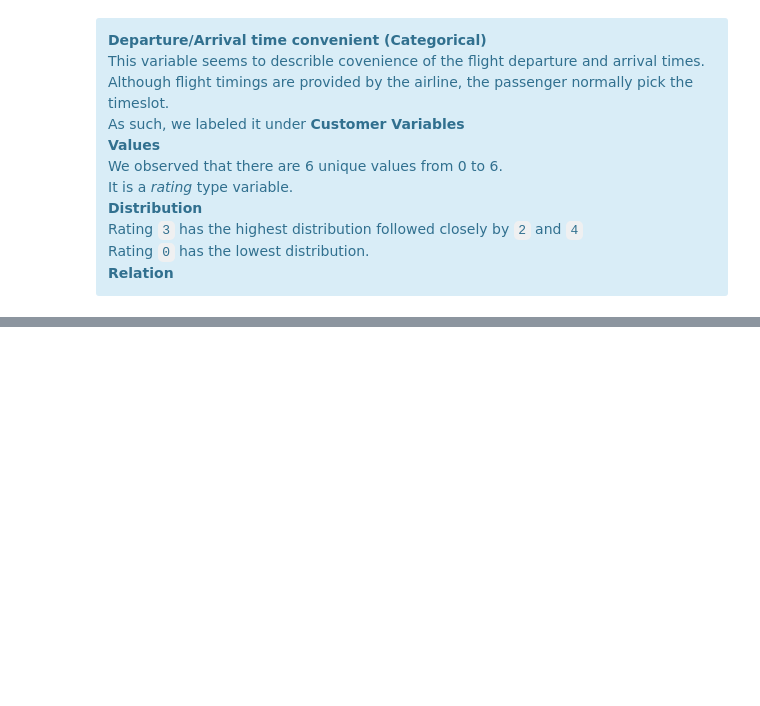
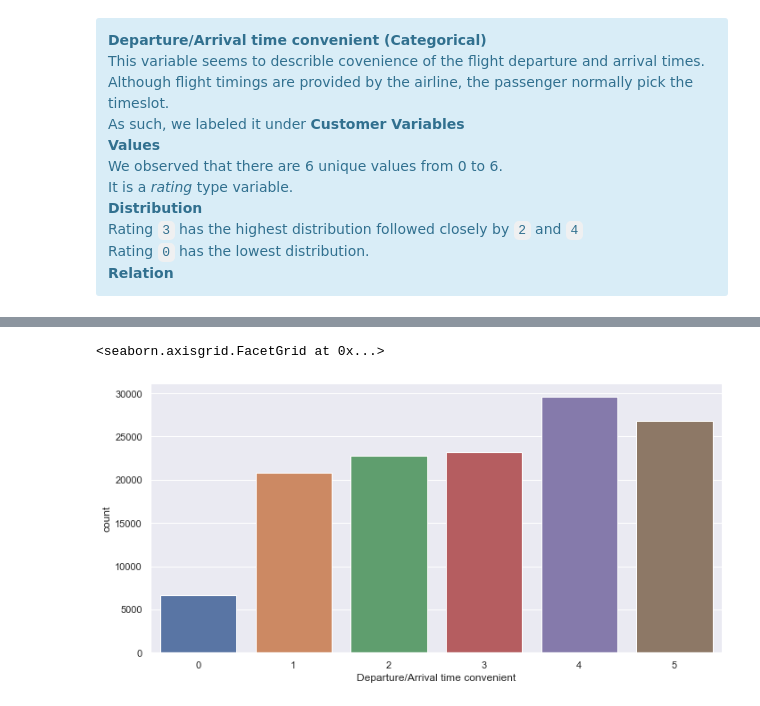
Before and after one commit to Aaronre1/USAirlineSatisfaction_SC1005_miniproject, a Jupyter notebook: USAirlineSatisfaction_MiniProject.ipynb, the cells around one changed output, grey strips where cells are left out. Drawn from its saved outputs; the diff is of its cells as text; code cells hidden in the pictures; blank space fills up the shorter version.

```diff
--- a/USAirlineSatisfaction_MiniProject.ipynb
+++ b/USAirlineSatisfaction_MiniProject.ipynb
@@ -173,2 +261,5 @@ satisfactionData['Departure/Arrival time convenient'].describe()
 # %%
-sb.catplot(x = 'Departure/Arrival time convenient', data = satisfactionData, kind = "count")
+sb.catplot(x = 'Departure/Arrival time convenient', data = satisfactionData, kind = "count", aspect= 2)
+# %% [output]
+<seaborn.axisgrid.FacetGrid at 0x...>
+[figure, added]
```
Also changed, not shown: parts of 169 cells of this notebook.
